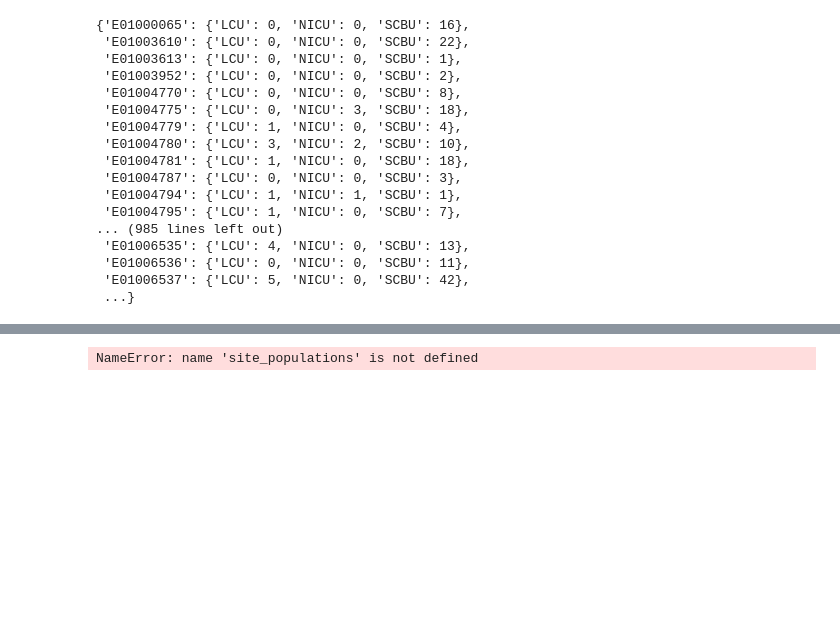
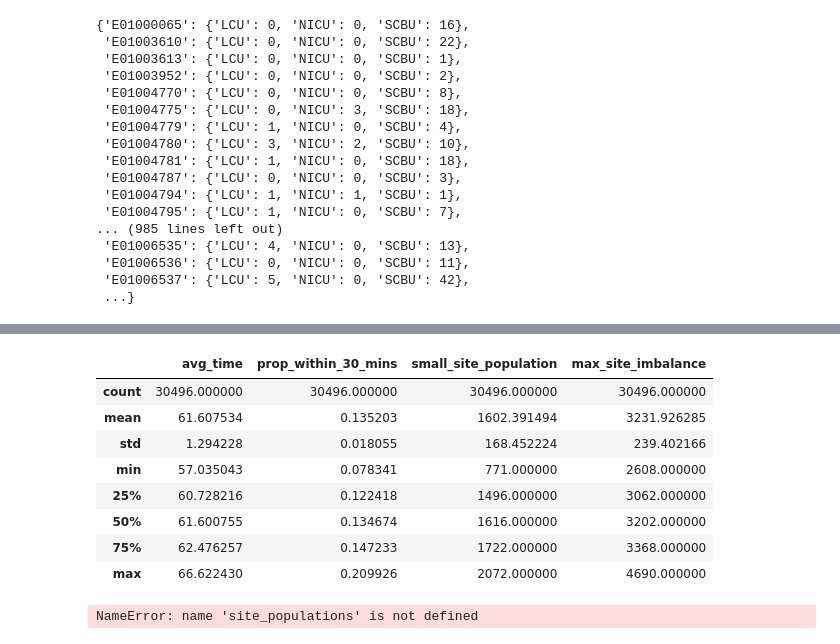
Before and after one commit to Duncan-Galletly/NWNODN_Modelling_HSMA5_08, a Jupyter notebook: DEAP Genetic Algorithm.ipynb, the cells around one changed output, grey strips where cells are left out. Cells and saved outputs as stored; diff of their text form; code cells hidden in the pictures; blank space fills up the shorter version.

```diff
--- a/DEAP Genetic Algorithm.ipynb
+++ b/DEAP Genetic Algorithm.ipynb
@@ -317,3 +540,15 @@ Error:
+# %%
+logs_df.describe()
+# %% [output]
+|  | avg_time | prop_within_30_mins | small_site_population | max_site_imbalance |
+| count | 30496.000000 | 30496.000000 | 30496.000000 | 30496.000000 |
+| mean | 61.607534 | 0.135203 | 1602.391494 | 3231.926285 |
+| std | 1.294228 | 0.018055 | 168.452224 | 239.402166 |
+| min | 57.035043 | 0.078341 | 771.000000 | 2608.000000 |
+| 25% | 60.728216 | 0.122418 | 1496.000000 | 3062.000000 |
+| 50% | 61.600755 | 0.134674 | 1616.000000 | 3202.000000 |
+| 75% | 62.476257 | 0.147233 | 1722.000000 | 3368.000000 |
+| max | 66.622430 | 0.209926 | 2072.000000 | 4690.000000 |
 # %%
 site_populations
 # %% [output]
```
Also changed, not shown: parts of 9 cells of this notebook, 2 other files.
